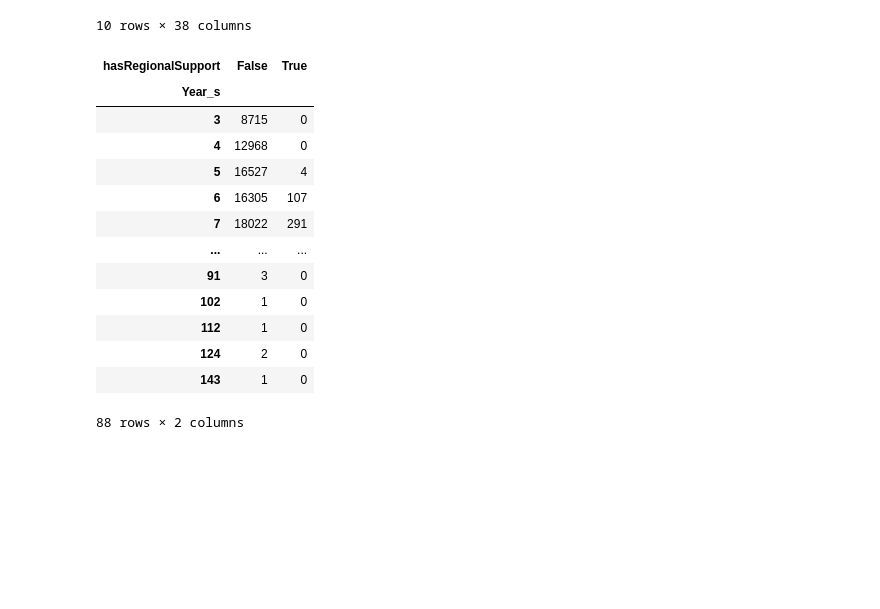
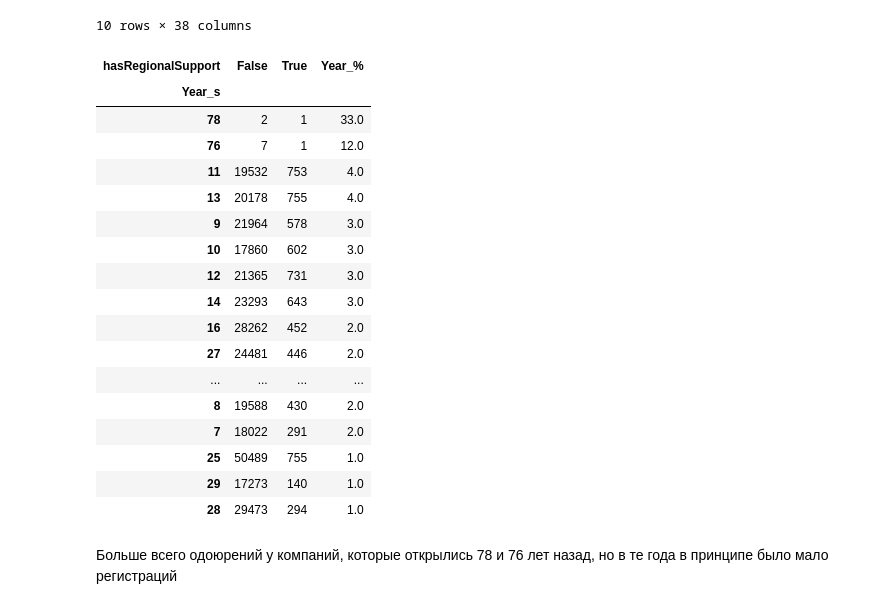
Before and after one commit to PlatArs/GOV_project, a Jupyter notebook: Project.ipynb, the cells around one changed output. Cells and saved outputs as stored; diff of their text form; code cells hidden in the pictures; blank space fills up the shorter version.

Commit message:
time

```diff
--- a/Project.ipynb
+++ b/Project.ipynb
@@ -310,22 +310,30 @@ df_clean_nan['Month_s'] = ((today.year - df_clean_nan['originDate.$date'].dt.yea
 df_clean_nan['Year_s'] = today.year - df_clean_nan['originDate.$date'].dt.year
 # %%
 time_group = df_clean_nan.pivot_table(index = 'Year_s', columns='hasRegionalSupport', aggfunc='size', fill_value=0)
-time_group
+
+time_group['Year_%'] = round((time_group[True] / time_group.sum(axis=1)) * 100)
+time_group.sort_values('Year_%', ascending=False).head(20)
 # %% [output]
-| hasRegionalSupport | False | True |
-| Year_s |  |  |
-| 3 | 8715 | 0 |
-| 4 | 12968 | 0 |
-| 5 | 16527 | 4 |
-| 6 | 16305 | 107 |
-| 7 | 18022 | 291 |
-| ... | ... | ... |
-| 91 | 3 | 0 |
-| 102 | 1 | 0 |
-| 112 | 1 | 0 |
-| 124 | 2 | 0 |
-| 143 | 1 | 0 |
+| hasRegionalSupport | False | True | Year_% |
+| Year_s |  |  |  |
+| 78 | 2 | 1 | 33.0 |
+| 76 | 7 | 1 | 12.0 |
+| 11 | 19532 | 753 | 4.0 |
+| 13 | 20178 | 755 | 4.0 |
+| 9 | 21964 | 578 | 3.0 |
+| 10 | 17860 | 602 | 3.0 |
+| 12 | 21365 | 731 | 3.0 |
+| 14 | 23293 | 643 | 3.0 |
+| 16 | 28262 | 452 | 2.0 |
+| 27 | 24481 | 446 | 2.0 |
+| ... | ... | ... | ... |
+| 8 | 19588 | 430 | 2.0 |
+| 7 | 18022 | 291 | 2.0 |
+| 25 | 50489 | 755 | 1.0 |
+| 29 | 17273 | 140 | 1.0 |
+| 28 | 29473 | 294 | 1.0 |
-88 rows × 2 columns
+# %% [markdown]
+Больше всего одоюрений у компаний, которые открылись 78 и 76 лет назад, но в те года в принципе было мало регистраций
 # %%
 region_group['Year_s'] = round((region_group[True] / region_group.sum(axis=1)) * 100)
 region_group.sort_values('%_approve', ascending=False).head(10)
```
Also changed, not shown: parts of 1 cell of this notebook.
